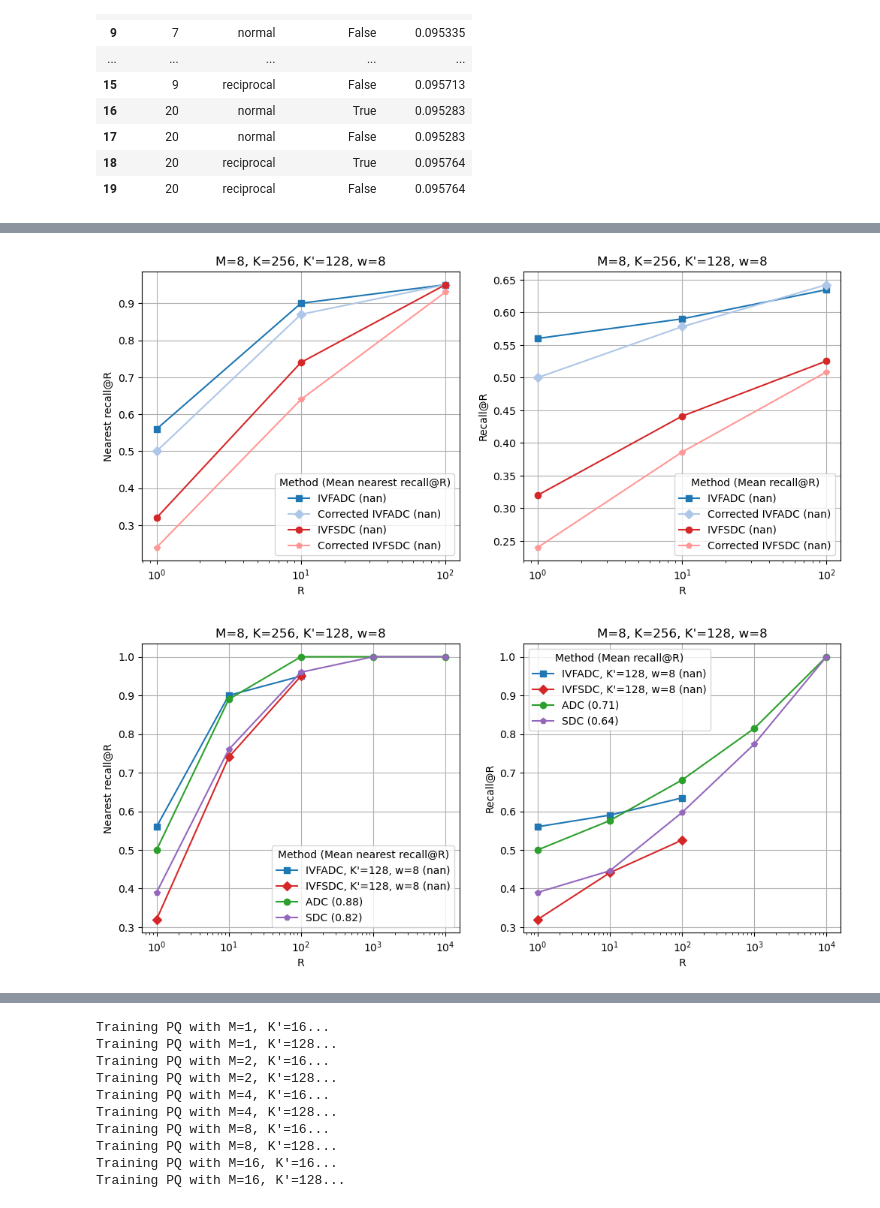
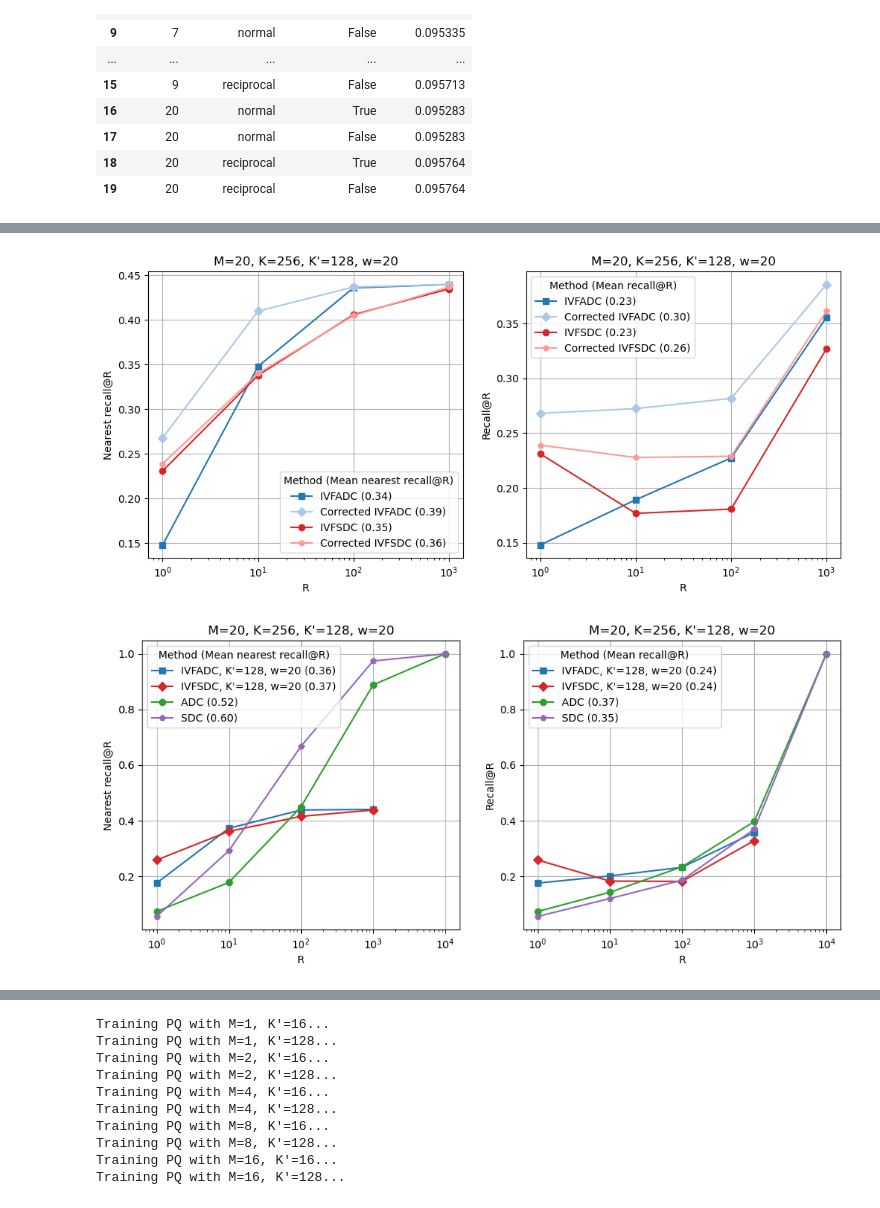
Before and after one commit to iretes/IR-proj, a Jupyter notebook: experiments.ipynb, the cells around one changed output, grey strips where cells are left out. Cells and saved outputs as stored; diff of their text form; code cells hidden in the pictures.

```diff
--- a/experiments.ipynb
+++ b/experiments.ipynb
@@ -213,5 +225,6 @@ KMeans on subspace 8 converged in 68 iterations with an inertia of 63288616.0.
 # %%
-fig, axs = plt.subplots(2, 4, figsize=(20, 10), sharey=True)
+nrows = 2 if DATASET == "sift" or DATASET == "siftsmall" else 5
+fig, axs = plt.subplots(nrows, 4, figsize=(20, 10), sharey=True)
 id = 0
 for m in range(pq.M):
     hist, bins = np.histogram(pq.pqcode[:, m], bins=range(pq.K+1))
@@ -820,3 +836,5 @@ clusters_info_df[['cut_height', 'clusters_sizes', 'silhouette_score']]
+# %%
+best_alg = 'complete' if DATASET == "sift" else 'average'
 # %%
 def plot_dendrograms(linkages, algorithms, thresholds):
     _, axs = plt.subplots(ncols=len(linkages), figsize=(32,7))
@@ -839,6 +857,6 @@ plot_dendrograms(linkages, algorithms, clusters_info_df['cut_height'].to_numpy()
 # %%
 pq_opt_part_custom = PQ(M=M, K=K, seed=RANDOM_SEED, part_opt_alg='custom')
-pq_opt_part_custom.train(tr_data, add=False, col_labels=clusters_info_df.loc['complete']['cluster_labels'])
+pq_opt_part_custom.train(tr_data, add=False, col_labels=clusters_info_df.loc[best_alg]['cluster_labels'])
 pq_opt_part_custom.add(search_data, compute_distortions=False)
 results_pq_opt_part_custom = compute_recall(pq_opt_part_custom, R, queries, exact_ranks, correct=False, sym=False)
 results_pq_opt_part_custom["search_NMSE"] = NMSE(search_data, pq_opt_part_custom.decompress(pq_opt_part_custom.pqcode))
@@ -1179,11 +1200,15 @@ pd.DataFrame(search_NMSE_weighted).style.background_gradient(subset=["search_NMS
 # selected_lines = ''.join(lines[152:259])
 # display(Code(data=selected_lines, language='python'))
 # %%
-W = 8
-if DATASET == "siftsmall":
+if DATASET == "siftsmall" or DATASET == "glove":
     KP = 128
 else:
     KP = 1024
+
+if DATASET == "glove":
+    W = 20
+else:
+    W = 8
 
 ivf = IVF(Kp=KP, M=M, K=K, seed=RANDOM_SEED)
 start_training_ivf = time.time()
@@ -1194,9 +1219,6 @@ start_adding_ivf = time.time()
 ivf.add(search_data, compute_distortions=True)
 adding_ivf = time.time() - start_adding_ivf
 
-print(f"Training time (with avg dist computation): {training_ivf:.2f} s")
-print(f"Adding time (with avg dist computation): {adding_ivf:.2f} s")
-
 pd.DataFrame({
     "Training time [s]": training_ivf,
     "Adding time [s]": adding_ivf,
@@ -1222,38 +1242,38 @@ axs.grid()
 # %%
 results_ivf = compute_recall(ivf, R, queries, exact_ranks, w=W)
 
 fig, axs = plt.subplots(1, 2, figsize=(12, 5))
 
-axs[0].plot(R, results_ivf["nearest_asym_recall_mean"], '-s', label=f"IVFADC ({np.mean(results_ivf['nearest_asym_recall_mean']):.2f})", color=tab20(0))
-axs[0].plot(R, results_ivf["nearest_asym_corr_recall_mean"], '-D', label=f"Corrected IVFADC ({np.mean(results_ivf['nearest_asym_corr_recall_mean']):.2f})", color=tab20(1))
-axs[0].plot(R, results_ivf["nearest_sym_recall_mean"], '-o', label=f"IVFSDC ({np.mean(results_ivf['nearest_sym_recall_mean']):.2f})", color=tab20(6))
-axs[0].plot(R, results_ivf["nearest_sym_corr_recall_mean"], '-p', label=f"Corrected IVFSDC ({np.mean(results_ivf['nearest_sym_corr_recall_mean']):.2f})", color=tab20(7))
+axs[0].plot(R, results_ivf["nearest_asym_recall_mean"], '-s', label=f"IVFADC ({np.nanmean(results_ivf['nearest_asym_recall_mean']):.2f})", color=tab20(0))
+axs[0].plot(R, results_ivf["nearest_asym_corr_recall_mean"], '-D', label=f"Corrected IVFADC ({np.nanmean(results_ivf['nearest_asym_corr_recall_mean']):.2f})", color=tab20(1))
+axs[0].plot(R, results_ivf["nearest_sym_recall_mean"], '-o', label=f"IVFSDC ({np.nanmean(results_ivf['nearest_sym_recall_mean']):.2f})", color=tab20(6))
+axs[0].plot(R, results_ivf["nearest_sym_corr_recall_mean"], '-p', label=f"Corrected IVFSDC ({np.nanmean(results_ivf['nearest_sym_corr_recall_mean']):.2f})", color=tab20(7))
 axs[0].set_xscale('log')
 axs[0].set_xlabel('R')
 axs[0].set_ylabel('Nearest recall@R')
 axs[0].set_title(f"M={M}, K={K}, K'={KP}, w={W}")
 axs[0].legend(title="Method (Mean nearest recall@R)")
 axs[0].grid()
 
-axs[1].plot(R, results_ivf["asym_recall_mean"], '-s', label=f"IVFADC ({np.mean(results_ivf['asym_recall_mean']):.2f})", color=tab20(0))
-axs[1].plot(R, results_ivf["asym_corr_recall_mean"], '-D', label=f"Corrected IVFADC ({np.mean(results_ivf['asym_corr_recall_mean']):.2f})", color=tab20(1))
-axs[1].plot(R, results_ivf["sym_recall_mean"], '-o', label=f"IVFSDC ({np.mean(results_ivf['sym_recall_mean']):.2f})", color=tab20(6))
-axs[1].plot(R, results_ivf["sym_corr_recall_mean"], '-p', label=f"Corrected IVFSDC ({np.mean(results_ivf['sym_corr_recall_mean']):.2f})", color=tab20(7))
+axs[1].plot(R, results_ivf["asym_recall_mean"], '-s', label=f"IVFADC ({np.nanmean(results_ivf['asym_recall_mean']):.2f})", color=tab20(0))
+axs[1].plot(R, results_ivf["asym_corr_recall_mean"], '-D', label=f"Corrected IVFADC ({np.nanmean(results_ivf['asym_corr_recall_mean']):.2f})", color=tab20(1))
+axs[1].plot(R, results_ivf["sym_recall_mean"], '-o', label=f"IVFSDC ({np.nanmean(results_ivf['sym_recall_mean']):.2f})", color=tab20(6))
+axs[1].plot(R, results_ivf["sym_corr_recall_mean"], '-p', label=f"Corrected IVFSDC ({np.nanmean(results_ivf['sym_corr_recall_mean']):.2f})", color=tab20(7))
 axs[1].set_xscale('log')
 axs[1].set_xlabel('R')
 axs[1].set_ylabel('Recall@R')
 axs[1].set_title(f"M={M}, K={K}, K'={KP}, w={W}")
 axs[1].legend(title="Method (Mean recall@R)")
 axs[1].grid()
 # %% [output]
-[figure, old version]
+[figure, new version]
 # %%
 fig, axs = plt.subplots(1, 2, figsize=(12, 5))
 
-axs[0].plot(R, results_ivf["nearest_asym_recall_mean"], '-s', label=f"IVFADC, K'={KP}, w={W} ({np.mean(results_ivf['nearest_asym_recall_mean']):.2f})", color=tab20(0))
-axs[0].plot(R, results_ivf["nearest_sym_recall_mean"], '-D', label=f"IVFSDC, K'={KP}, w={W} ({np.mean(results_ivf['nearest_sym_recall_mean']):.2f})", color=tab20(6))
-axs[0].plot(R, results_pq["nearest_asym_recall_mean"], '-o', label=f"ADC ({np.mean(results_pq['nearest_asym_recall_mean']):.2f})", color=tab20(4))
-axs[0].plot(R, results_pq["nearest_sym_recall_mean"], '-p', label=f"SDC ({np.mean(results_pq['nearest_sym_recall_mean']):.2f})", color=tab20(8))
+axs[0].plot(R, results_ivf["nearest_asym_recall_mean"], '-s', label=f"IVFADC, K'={KP}, w={W} ({np.nanmean(results_ivf['nearest_asym_recall_mean']):.2f})", color=tab20(0))
+axs[0].plot(R, results_ivf["nearest_sym_recall_mean"], '-D', label=f"IVFSDC, K'={KP}, w={W} ({np.nanmean(results_ivf['nearest_sym_recall_mean']):.2f})", color=tab20(6))
+axs[0].plot(R, results_pq["nearest_asym_recall_mean"], '-o', label=f"ADC ({np.nanmean(results_pq['nearest_asym_recall_mean']):.2f})", color=tab20(4))
+axs[0].plot(R, results_pq["nearest_sym_recall_mean"], '-p', label=f"SDC ({np.nanmean(results_pq['nearest_sym_recall_mean']):.2f})", color=tab20(8))
 axs[0].set_xscale('log')
 axs[0].set_xlabel('R')
 axs[0].set_ylabel('Nearest recall@R')
@@ -1261,10 +1281,10 @@ axs[0].set_title(f"M={M}, K={K}, K'={KP}, w={W}")
 axs[0].legend(title='Method (Mean nearest recall@R)')
 axs[0].grid()
 
-axs[1].plot(R, results_ivf["asym_recall_mean"], '-s', label=f"IVFADC, K'={KP}, w={W} ({np.mean(results_ivf['asym_recall_mean']):.2f})", color=tab20(0))
-axs[1].plot(R, results_ivf["sym_recall_mean"], '-D', label=f"IVFSDC, K'={KP}, w={W} ({np.mean(results_ivf['sym_recall_mean']):.2f})", color=tab20(6))
-axs[1].plot(R, results_pq["asym_recall_mean"], '-o', label=f"ADC ({np.mean(results_pq['asym_recall_mean']):.2f})", color=tab20(4))
-axs[1].plot(R, results_pq["sym_recall_mean"], '-p', label=f"SDC ({np.mean(results_pq['sym_recall_mean']):.2f})", color=tab20(8))
+axs[1].plot(R, results_ivf["asym_recall_mean"], '-s', label=f"IVFADC, K'={KP}, w={W} ({np.nanmean(results_ivf['asym_recall_mean']):.2f})", color=tab20(0))
+axs[1].plot(R, results_ivf["sym_recall_mean"], '-D', label=f"IVFSDC, K'={KP}, w={W} ({np.nanmean(results_ivf['sym_recall_mean']):.2f})", color=tab20(6))
+axs[1].plot(R, results_pq["asym_recall_mean"], '-o', label=f"ADC ({np.nanmean(results_pq['asym_recall_mean']):.2f})", color=tab20(4))
+axs[1].plot(R, results_pq["sym_recall_mean"], '-p', label=f"SDC ({np.nanmean(results_pq['sym_recall_mean']):.2f})", color=tab20(8))
 axs[1].set_xscale('log')
 axs[1].set_xlabel('R')
 axs[1].set_ylabel('Recall@R')
@@ -1272,7 +1292,7 @@ axs[1].set_title(f"M={M}, K={K}, K'={KP}, w={W}")
 axs[1].legend(title='Method (Mean recall@R)')
 axs[1].grid()
 # %% [output]
-[figure, old version]
+[figure, new version]
 # %%
 mean_dists2centroids = np.zeros(ivf.Kp)
 
```
Also changed, not shown: parts of 28 cells of this notebook, 4 other files.
